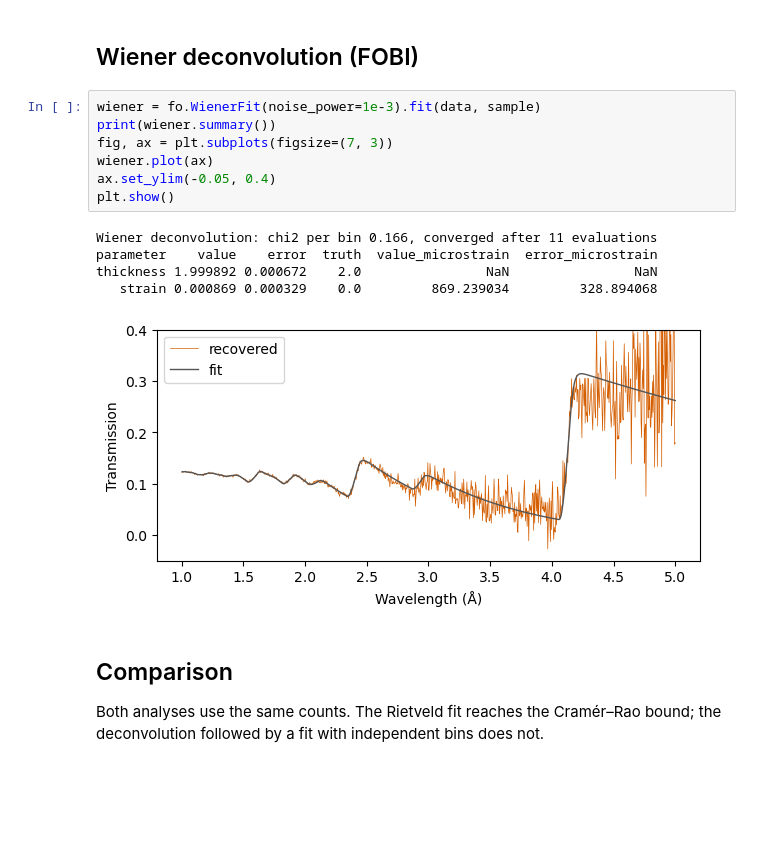
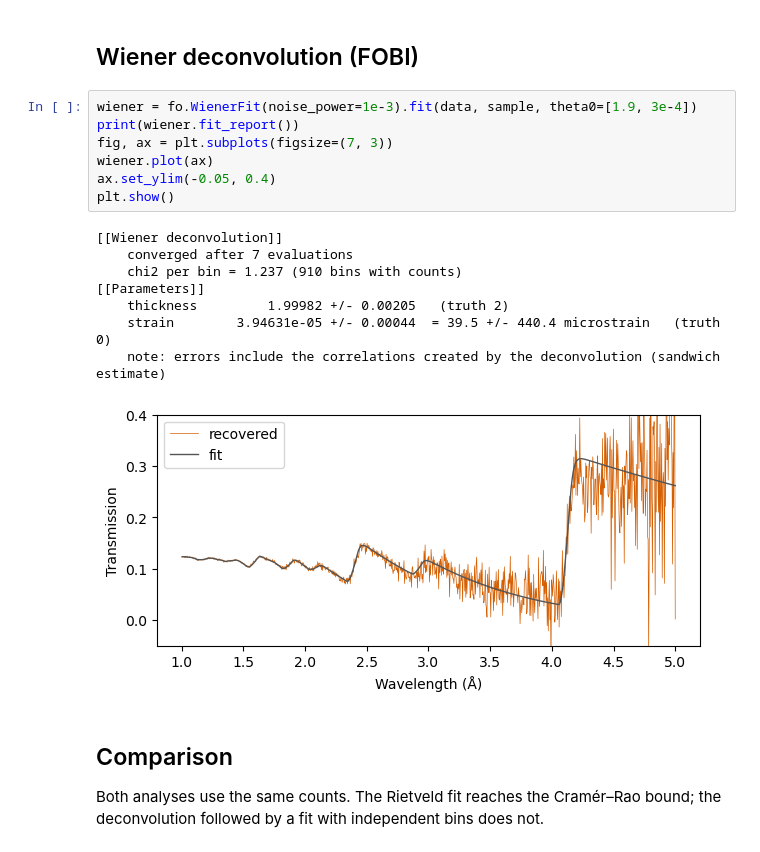
Before and after one commit to TsvikiHirsh/frame_overlap, a Jupyter notebook: notebooks/01_quickstart.ipynb, the cells around one changed output. Cells and saved outputs as stored; diff of their text form; blank space fills up the shorter version.

```diff
--- a/notebooks/01_quickstart.ipynb
+++ b/notebooks/01_quickstart.ipynb
@@ -84,18 +100,21 @@ thickness 1.999229 0.000432    2.0                NaN                NaN
 # %% [markdown]
 ## Wiener deconvolution (FOBI)
 # %%
-wiener = fo.WienerFit(noise_power=1e-3).fit(data, sample)
-print(wiener.summary())
+wiener = fo.WienerFit(noise_power=1e-3).fit(data, sample, theta0=[1.9, 3e-4])
+print(wiener.fit_report())
 fig, ax = plt.subplots(figsize=(7, 3))
 wiener.plot(ax)
 ax.set_ylim(-0.05, 0.4)
 plt.show()
 # %% [output]
-Wiener deconvolution: chi2 per bin 0.166, converged after 11 evaluations
-parameter    value    error  truth  value_microstrain  error_microstrain
-thickness 1.999892 0.000672    2.0                NaN                NaN
-   strain 0.000869 0.000329    0.0         869.239034         328.894068
+[[Wiener deconvolution]]
+    converged after 7 evaluations
+    chi2 per bin = 1.237 (910 bins with counts)
+[[Parameters]]
+    thickness         1.99982 +/- 0.00205   (truth 2)
+    strain        3.94631e-05 +/- 0.00044  = 39.5 +/- 440.4 microstrain   (truth 0)
+    note: errors include the correlations created by the deconvolution (sandwich estimate)
-[figure, old version]
+[figure, new version]
 # %% [markdown]
 ## Comparison
 
```
Also changed, not shown: parts of 9 cells of this notebook, 53 other files.
